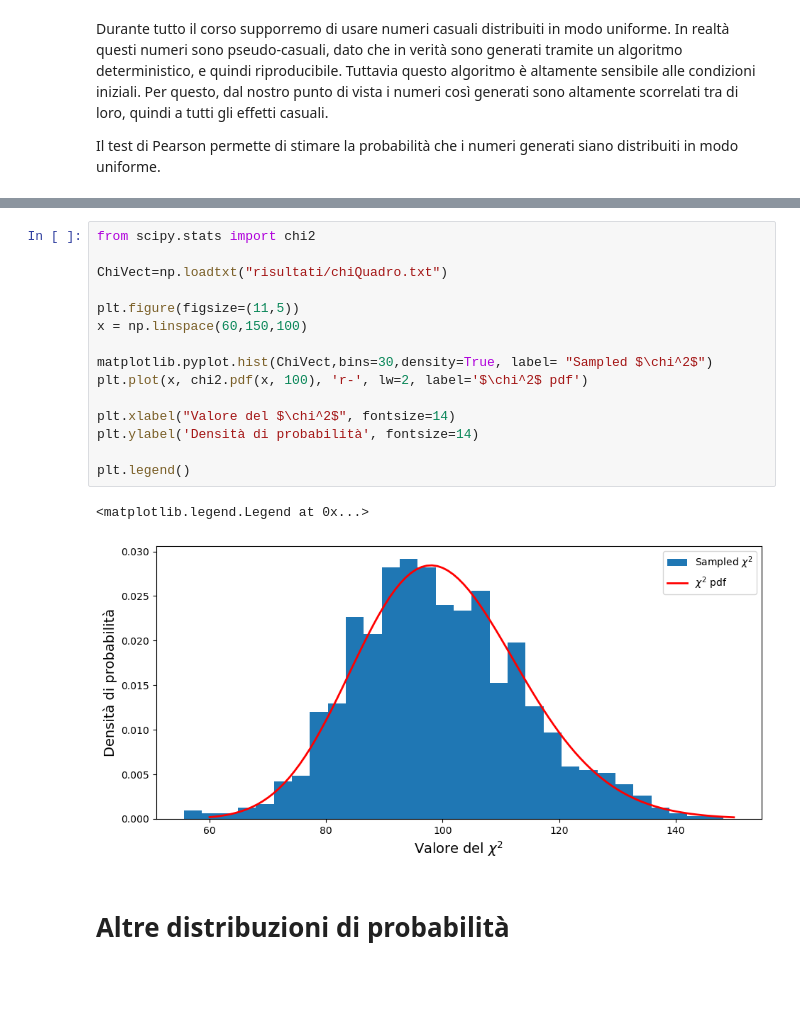
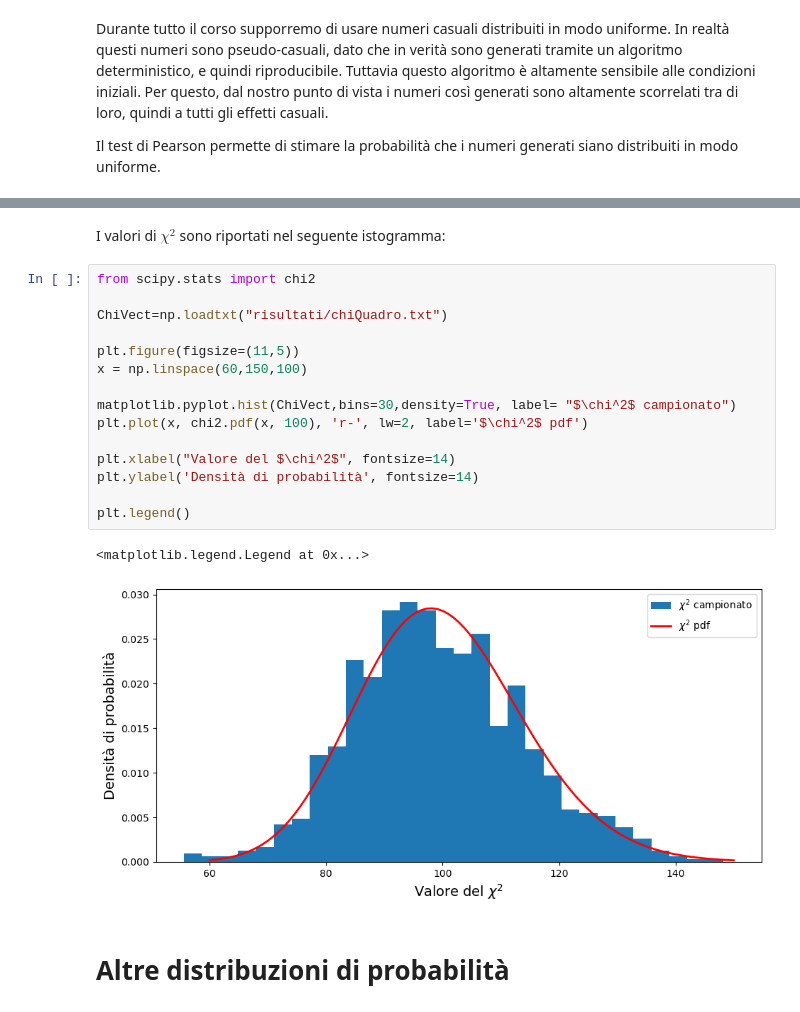
Before and after one commit to Daniele95/LSN, a Jupyter notebook: 1-random/esercitazione1.ipynb, the cells around one changed output, grey strips where cells are left out. Cells and saved outputs as stored; diff of their text form; blank space fills up the shorter version.

```diff
--- a/1-random/esercitazione1.ipynb
+++ b/1-random/esercitazione1.ipynb
@@ -79,21 +116,23 @@ Il test di Pearson permette di stimare la probabilità che i numeri generati sia
+# %% [markdown]
+I valori di $\chi^2$ sono riportati nel seguente istogramma:
 # %%
 from scipy.stats import chi2
 
 ChiVect=np.loadtxt("risultati/chiQuadro.txt")
 
 plt.figure(figsize=(11,5))
 x = np.linspace(60,150,100)
 
-matplotlib.pyplot.hist(ChiVect,bins=30,density=True, label= "Sampled $\chi^2$")
+matplotlib.pyplot.hist(ChiVect,bins=30,density=True, label= "$\chi^2$ campionato")
 plt.plot(x, chi2.pdf(x, 100), 'r-', lw=2, label='$\chi^2$ pdf')
 
 plt.xlabel("Valore del $\chi^2$", fontsize=14)
 plt.ylabel('Densità di probabilità', fontsize=14)
 
 plt.legend()
 # %% [output]
 <matplotlib.legend.Legend at 0x...>
-[figure, old version]
+[figure, new version]
 # %% [markdown]
 # Altre distribuzioni di probabilità
 # %%
```
Also changed, not shown: parts of 2 cells of this notebook, 3 other files.
